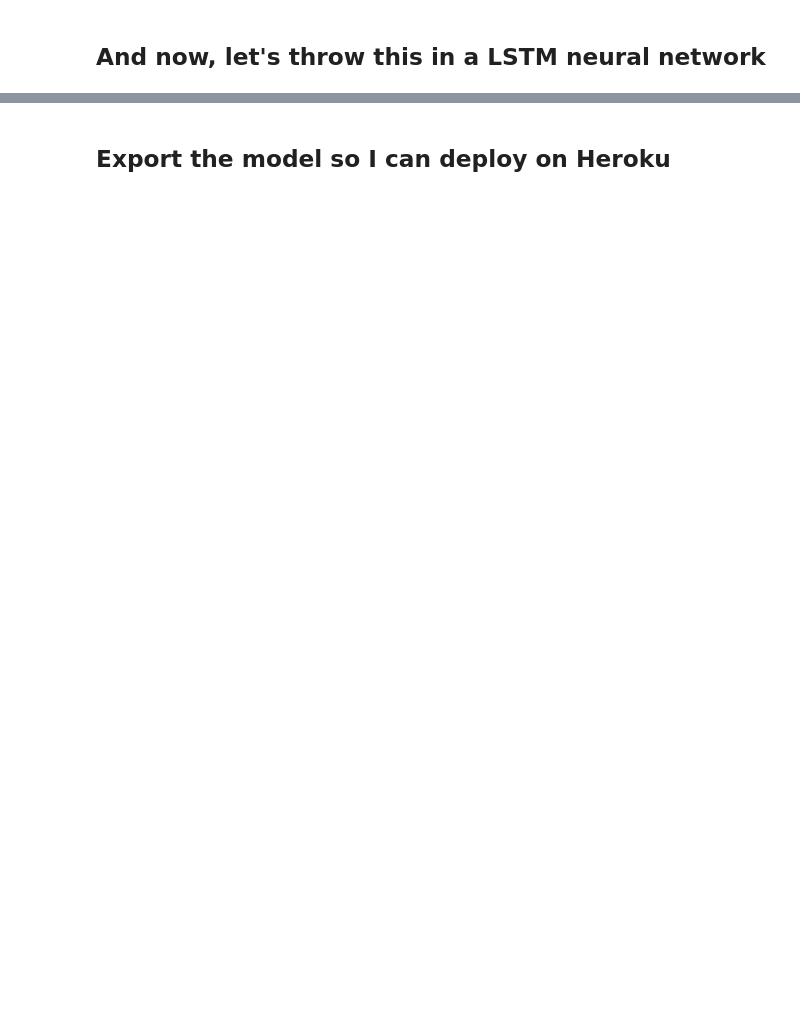
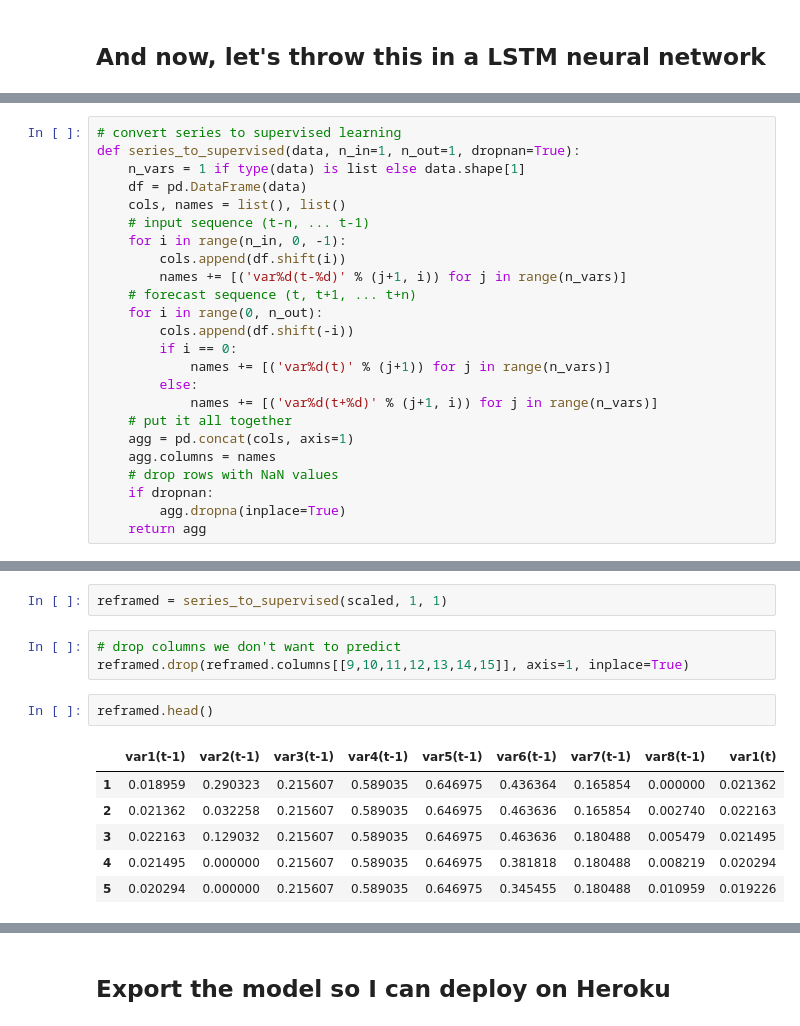
Before and after one commit to willstauffer/streamflow_predictions, a Jupyter notebook: Payette_streamflow.ipynb, the cells around one changed output, grey strips where cells are left out. Drawn from its saved outputs; the diff is of its cells as text; blank space fills up the shorter version.

```diff
--- a/Payette_streamflow.ipynb
+++ b/Payette_streamflow.ipynb
@@ -595,0 +628,24 @@ px.line(mae_df, x='Model Type', y='R^2')
+# %%
+# convert series to supervised learning
+def series_to_supervised(data, n_in=1, n_out=1, dropnan=True):
+	n_vars = 1 if type(data) is list else data.shape[1]
+	df = pd.DataFrame(data)
+	cols, names = list(), list()
+	# input sequence (t-n, ... t-1)
+	for i in range(n_in, 0, -1):
+		cols.append(df.shift(i))
+		names += [('var%d(t-%d)' % (j+1, i)) for j in range(n_vars)]
+	# forecast sequence (t, t+1, ... t+n)
+	for i in range(0, n_out):
+		cols.append(df.shift(-i))
+		if i == 0:
+			names += [('var%d(t)' % (j+1)) for j in range(n_vars)]
+		else:
+			names += [('var%d(t+%d)' % (j+1, i)) for j in range(n_vars)]
+	# put it all together
+	agg = pd.concat(cols, axis=1)
+	agg.columns = names
+	# drop rows with NaN values
+	if dropnan:
+		agg.dropna(inplace=True)
+	return agg
@@ -595,0 +675,14 @@ px.line(mae_df, x='Model Type', y='R^2')
+# %%
+reframed = series_to_supervised(scaled, 1, 1)
+# %%
+# drop columns we don't want to predict
+reframed.drop(reframed.columns[[9,10,11,12,13,14,15]], axis=1, inplace=True)
+# %%
+reframed.head()
+# %% [output]
+|  | var1(t-1) | var2(t-1) | var3(t-1) | var4(t-1) | var5(t-1) | var6(t-1) | var7(t-1) | var8(t-1) | var1(t) |
+| 1 | 0.018959 | 0.290323 | 0.215607 | 0.589035 | 0.646975 | 0.436364 | 0.165854 | 0.000000 | 0.021362 |
+| 2 | 0.021362 | 0.032258 | 0.215607 | 0.589035 | 0.646975 | 0.463636 | 0.165854 | 0.002740 | 0.022163 |
+| 3 | 0.022163 | 0.129032 | 0.215607 | 0.589035 | 0.646975 | 0.463636 | 0.180488 | 0.005479 | 0.021495 |
+| 4 | 0.021495 | 0.000000 | 0.215607 | 0.589035 | 0.646975 | 0.381818 | 0.180488 | 0.008219 | 0.020294 |
+| 5 | 0.020294 | 0.000000 | 0.215607 | 0.589035 | 0.646975 | 0.345455 | 0.180488 | 0.010959 | 0.019226 |
```
Also changed, not shown: parts of 102 cells of this notebook.
